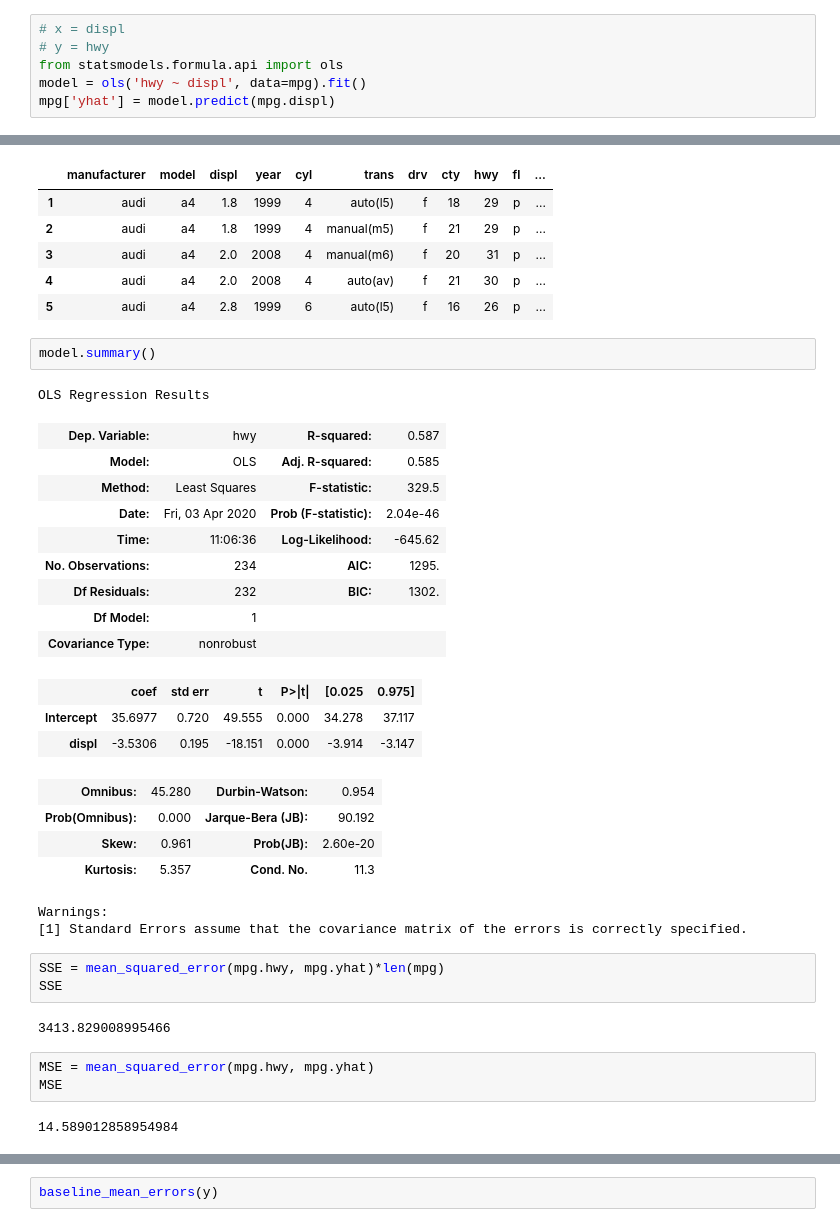
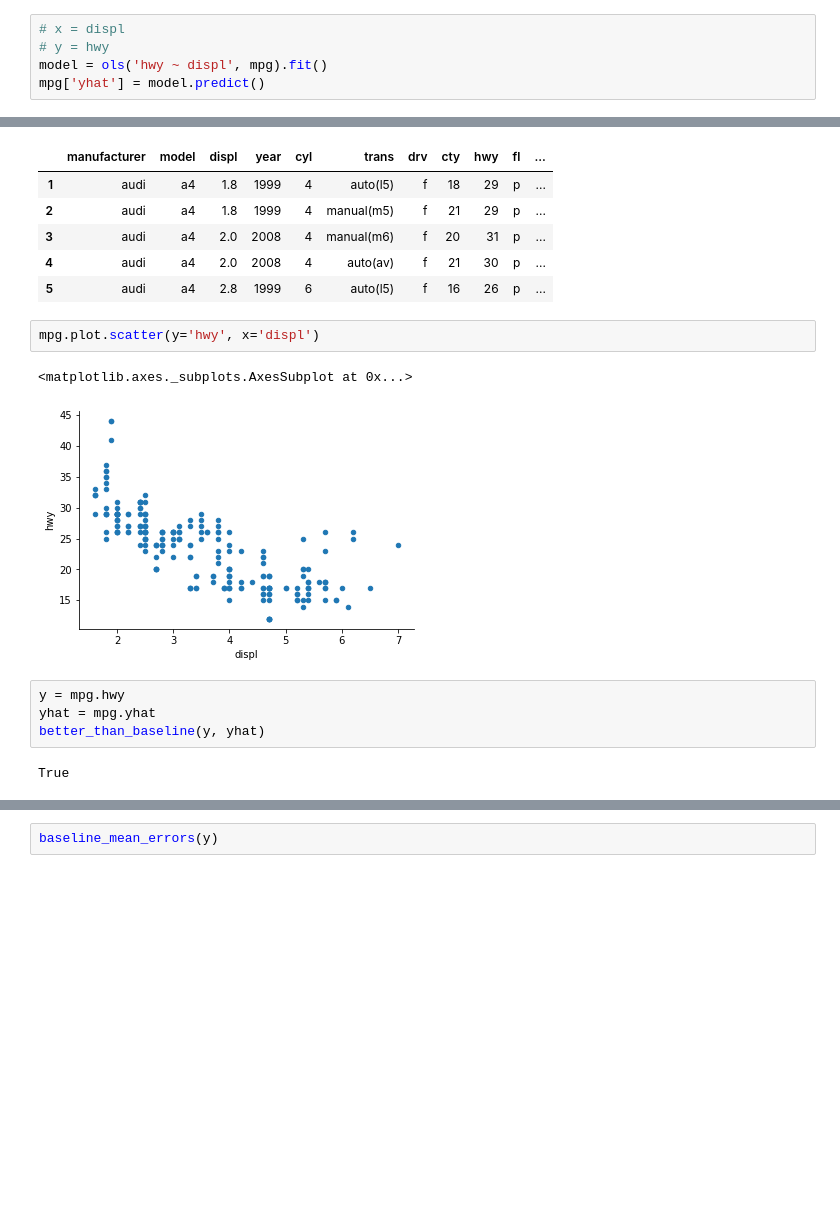
Before and after one commit to sunwenliang14/ds-methodologies-exercises, a Jupyter notebook: regression/evaluate.ipynb, the cells around one changed output, grey strips where cells are left out. Cells and saved outputs as stored; diff of their text form; blank space fills up the shorter version.

```diff
--- a/regression/evaluate.ipynb
+++ b/regression/evaluate.ipynb
@@ -301,9 +243,8 @@ mpg
 # %%
 # x = displ
 # y = hwy
-from statsmodels.formula.api import ols
-model = ols('hwy ~ displ', data=mpg).fit()
-mpg['yhat'] = model.predict(mpg.displ)
+model = ols('hwy ~ displ', mpg).fit()
+mpg['yhat'] = model.predict()
 # %%
 mpg.head()
 # %% [output]
@@ -313,35 +254,14 @@ mpg.head()
 | 3 | audi | a4 | 2.0 | 2008 | 4 | manual(m6) | f | 20 | 31 | p | ... |
 | 4 | audi | a4 | 2.0 | 2008 | 4 | auto(av) | f | 21 | 30 | p | ... |
 | 5 | audi | a4 | 2.8 | 1999 | 6 | auto(l5) | f | 16 | 26 | p | ... |
-# %%
-model.summary()
-# %% [output]
-OLS Regression Results
-| Dep. Variable: | hwy | R-squared: | 0.587 |
-| Model: | OLS | Adj. R-squared: | 0.585 |
-| Method: | Least Squares | F-statistic: | 329.5 |
-| Date: | Fri, 03 Apr 2020 | Prob (F-statistic): | 2.04e-46 |
-| Time: | 11:06:36 | Log-Likelihood: | -645.62 |
-| No. Observations: | 234 | AIC: | 1295. |
-| Df Residuals: | 232 | BIC: | 1302. |
-| Df Model: | 1 |  |  |
-| Covariance Type: | nonrobust |  |  |
-|  | coef | std err | t | P>|t| | [0.025 | 0.975] |
-| Intercept | 35.6977 | 0.720 | 49.555 | 0.000 | 34.278 | 37.117 |
-| displ | -3.5306 | 0.195 | -18.151 | 0.000 | -3.914 | -3.147 |
-| Omnibus: | 45.280 | Durbin-Watson: | 0.954 |
-| Prob(Omnibus): | 0.000 | Jarque-Bera (JB): | 90.192 |
-| Skew: | 0.961 | Prob(JB): | 2.60e-20 |
-| Kurtosis: | 5.357 | Cond. No. | 11.3 |
-Warnings:
-[1] Standard Errors assume that the covariance matrix of the errors is correctly specified.
-# %%
-SSE = mean_squared_error(mpg.hwy, mpg.yhat)*len(mpg)
-SSE
-# %% [output]
-3413.829008995466
+# %%
+mpg.plot.scatter(y='hwy', x='displ')
+# %% [output]
+<matplotlib.axes._subplots.AxesSubplot at 0x...>
+[figure, added]
 # %%
-MSE = mean_squared_error(mpg.hwy, mpg.yhat)
-MSE
+y = mpg.hwy
+yhat = mpg.yhat
+better_than_baseline(y, yhat)
 # %% [output]
-14.589012858954984
+True
```
Also changed, not shown: parts of 58 cells of this notebook, 1 other file.
